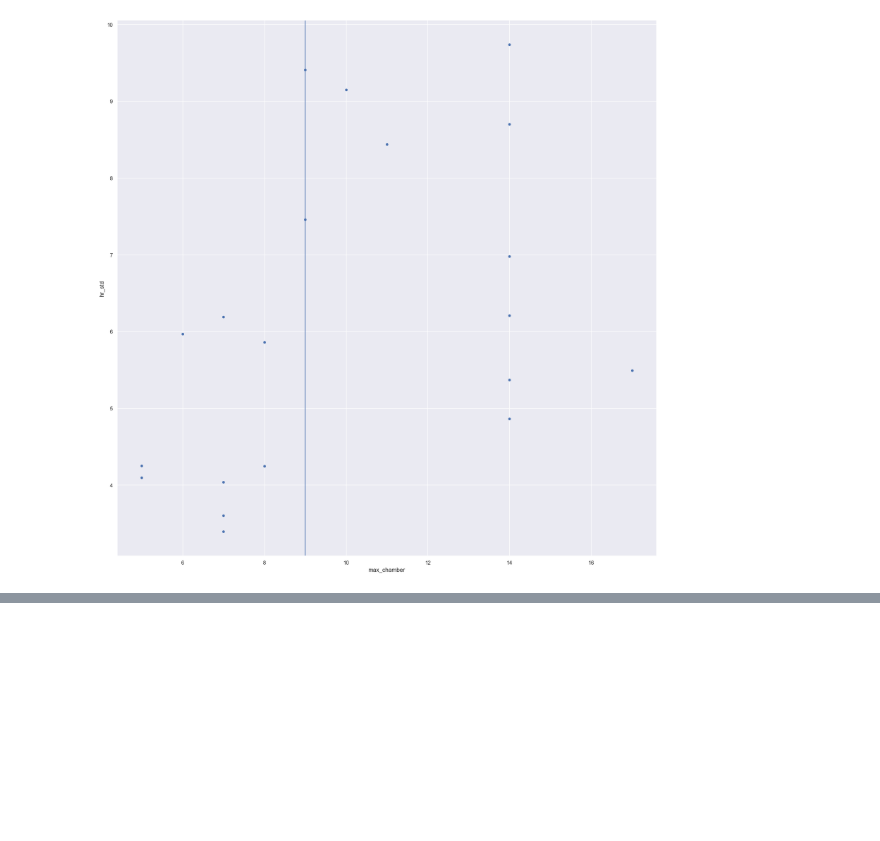
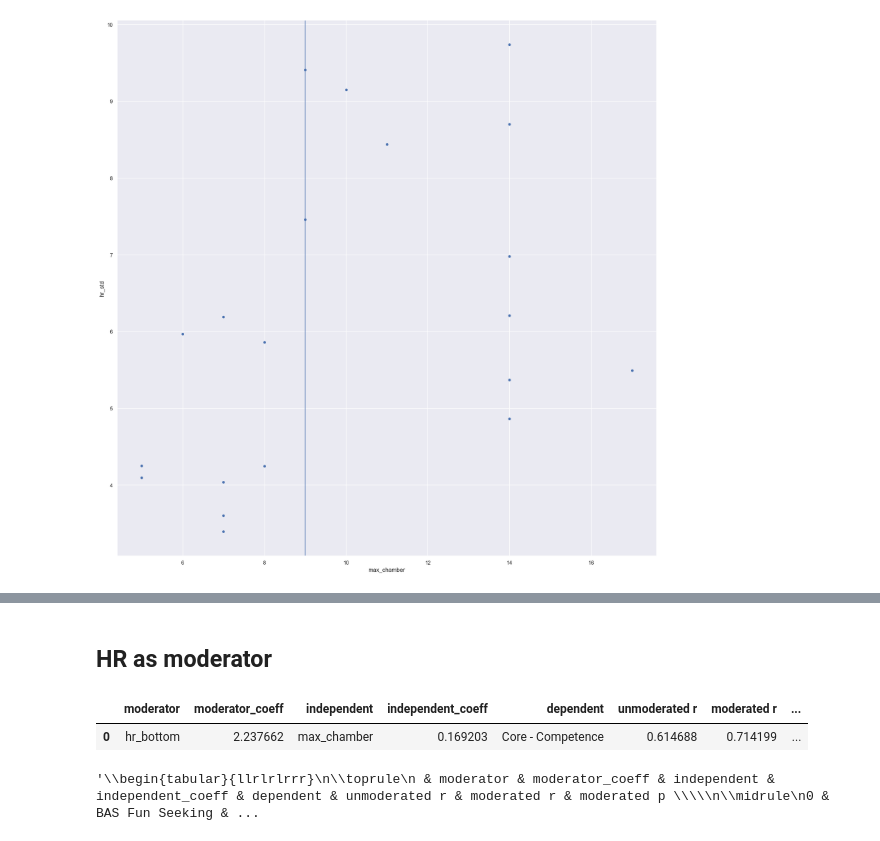
Before and after one commit to itubrainlab/hades_player_experience, a Jupyter notebook: Notebooks/player_analysis.ipynb, the cells around one changed output, grey strips where cells are left out. Drawn from its saved outputs; the diff is of its cells as text; code cells hidden in the pictures; blank space fills up the shorter version.

```diff
--- a/Notebooks/player_analysis.ipynb
+++ b/Notebooks/player_analysis.ipynb
@@ -61,0 +102,33 @@ plt.axvline(x=median_performance)
+# %% [markdown]
+## HR as moderator
+# %%
+hr_mod = pd.DataFrame(
+    {'moderator': [], 'moderator_coeff': [], 'independent': [], 'independent_coeff': [], 'dependent': [],
+     'unmoderated r': [], 'moderated r': [], 'moderated p': []})
+for c in full_set.columns:
+    for d in full_set.columns:
+        for e in full_set.columns:
+            if "hr_" in c and (
+                    "hr" not in d and "Post" not in d and "Core" not in d and "BIS" not in d and "BAS" not in d and "FNR" not in d) and (
+                    "Post" in e or "Core" in e):
+                clf = linear_model.LinearRegression()
+                clf.fit(full_set[[c, d]], full_set[e])
+                mediated_result = linregress(full_set[c] * clf.coef_[0] + full_set[d] * clf.coef_[1], full_set[e])
+                result = linregress(full_set[d], full_set[e])
+                if abs(mediated_result[2]) >= 0.65 and abs(mediated_result[2]) >= abs(result[2]) and mediated_result[
+                    3] < 0.05:
+                    hr_mod = pd.concat(
+                        [hr_mod, pd.DataFrame(
+                            [{'moderator': c, 'moderator_coeff': clf.coef_[0], 'independent': d,
+                              'independent_coeff': clf.coef_[1], 'dependent': e,
+                              'unmoderated r': result[2], 'moderated r': mediated_result[2],
+                              'moderated p': mediated_result[3]}])],
+                        ignore_index=True)
+hr_mod
+# %% [output]
+|  | moderator | moderator_coeff | independent | independent_coeff | dependent | unmoderated r | moderated r | ... |
+| 0 | hr_bottom | 2.237662 | max_chamber | 0.169203 | Core - Competence | 0.614688 | 0.714199 | ... |
+# %%
+pd.concat([bisbas_mod,hr_mod]).to_latex()
+# %% [output]
+'\\begin{tabular}{llrlrlrrr}\n\\toprule\n & moderator & moderator_coeff & independent & independent_coeff & dependent & unmoderated r & moderated r & moderated p \\\\\n\\midrule\n0 & BAS Fun Seeking & ...
```
Also changed, not shown: parts of 6 cells of this notebook, 2 other files.
